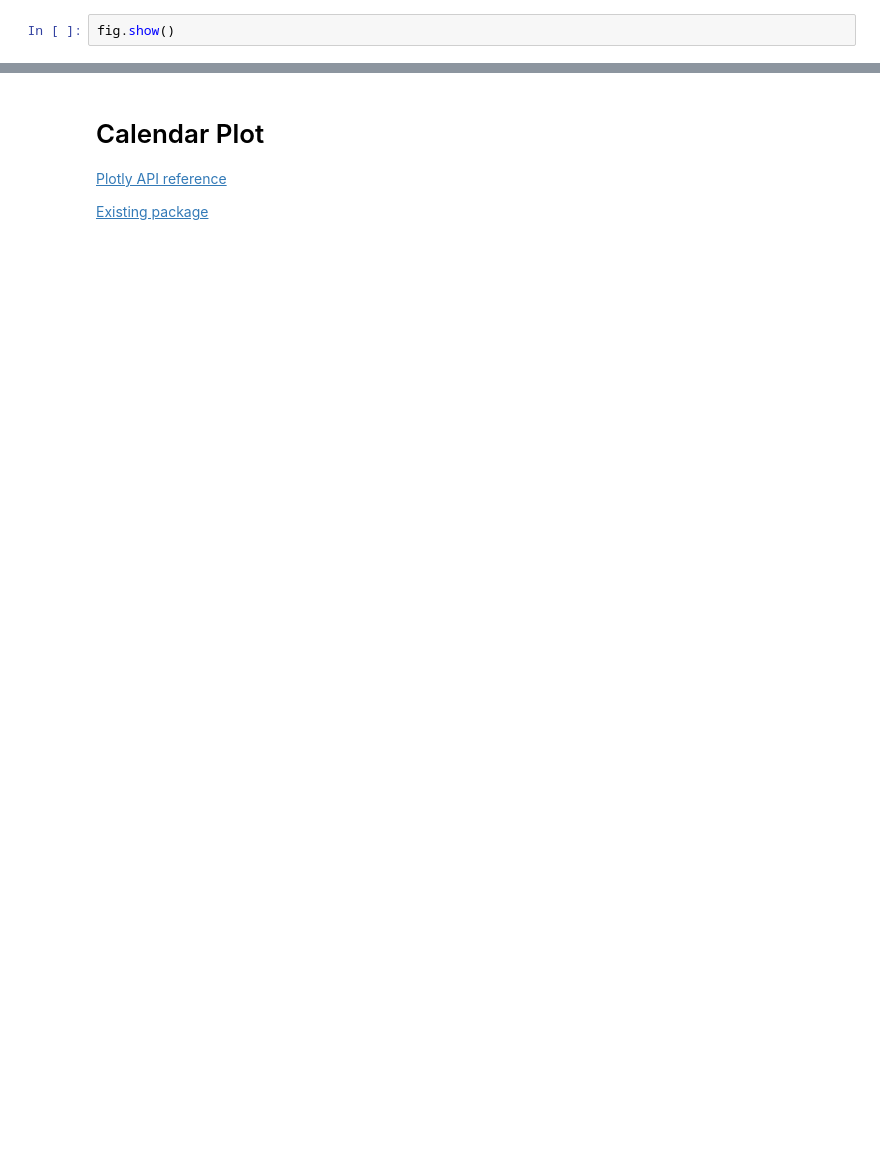
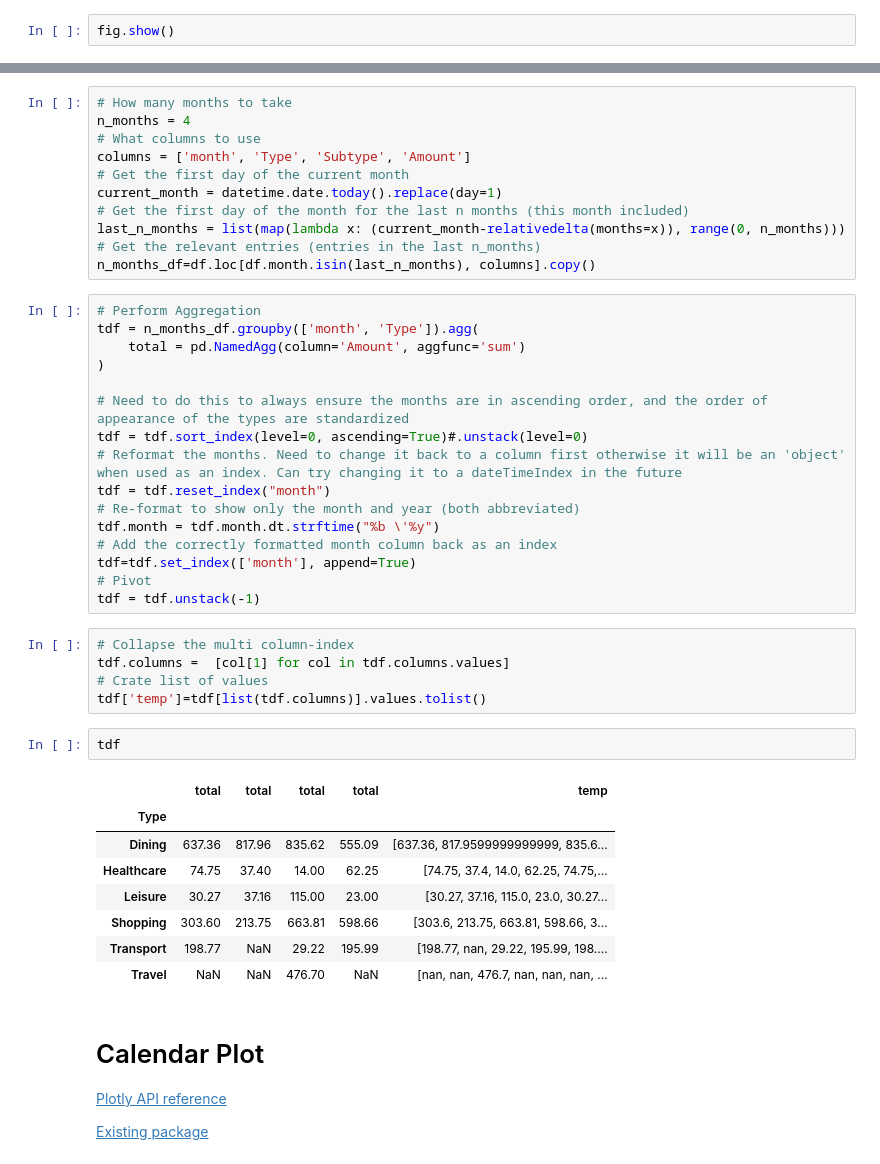
Before and after one commit to Lerac1275/personal-spending, a Jupyter notebook: notebooks/graphing.ipynb, the cells around one changed output, grey strips where cells are left out. Cells and saved outputs as stored; diff of their text form; blank space fills up the shorter version.

```diff
--- a/notebooks/graphing.ipynb
+++ b/notebooks/graphing.ipynb
@@ -129,3 +134,46 @@ group
+# %%
+# How many months to take
+n_months = 4
+# What columns to use
+columns = ['month', 'Type', 'Subtype', 'Amount']
+# Get the first day of the current month
+current_month = datetime.date.today().replace(day=1)
+# Get the first day of the month for the last n months (this month included)
+last_n_months = list(map(lambda x: (current_month-relativedelta(months=x)), range(0, n_months)))
+# Get the relevant entries (entries in the last n_months)
+n_months_df=df.loc[df.month.isin(last_n_months), columns].copy()
+# %%
+# Perform Aggregation
+tdf = n_months_df.groupby(['month', 'Type']).agg(
+    total = pd.NamedAgg(column='Amount', aggfunc='sum')
+)
+
+# Need to do this to always ensure the months are in ascending order, and the order of appearance of the types are standardized
+tdf = tdf.sort_index(level=0, ascending=True)#.unstack(level=0)
+# Reformat the months. Need to change it back to a column first otherwise it will be an 'object' when used as an index. Can try changing it to a dateTimeIndex in the future
+tdf = tdf.reset_index("month")
+# Re-format to show only the month and year (both abbreviated)
+tdf.month = tdf.month.dt.strftime("%b \'%y")
+# Add the correctly formatted month column back as an index
+tdf=tdf.set_index(['month'], append=True)
+# Pivot
+tdf = tdf.unstack(-1)
+# %%
+# Collapse the multi column-index
+tdf.columns =  [col[1] for col in tdf.columns.values]
+# Crate list of values
+tdf['temp']=tdf[list(tdf.columns)].values.tolist()
+# %%
+tdf
+# %% [output]
+|  | total | total | total | total | temp |
+| Type |  |  |  |  |  |
+| Dining | 637.36 | 817.96 | 835.62 | 555.09 | [637.36, 817.9599999999999, 835.6... |
+| Healthcare | 74.75 | 37.40 | 14.00 | 62.25 | [74.75, 37.4, 14.0, 62.25, 74.75,... |
+| Leisure | 30.27 | 37.16 | 115.00 | 23.00 | [30.27, 37.16, 115.0, 23.0, 30.27... |
+| Shopping | 303.60 | 213.75 | 663.81 | 598.66 | [303.6, 213.75, 663.81, 598.66, 3... |
+| Transport | 198.77 | NaN | 29.22 | 195.99 | [198.77, nan, 29.22, 195.99, 198.... |
+| Travel | NaN | NaN | 476.70 | NaN | [nan, nan, 476.7, nan, nan, nan, ... |
 # %% [markdown]
 # Calendar Plot
 
```
Also changed, not shown: parts of 3 cells of this notebook.
